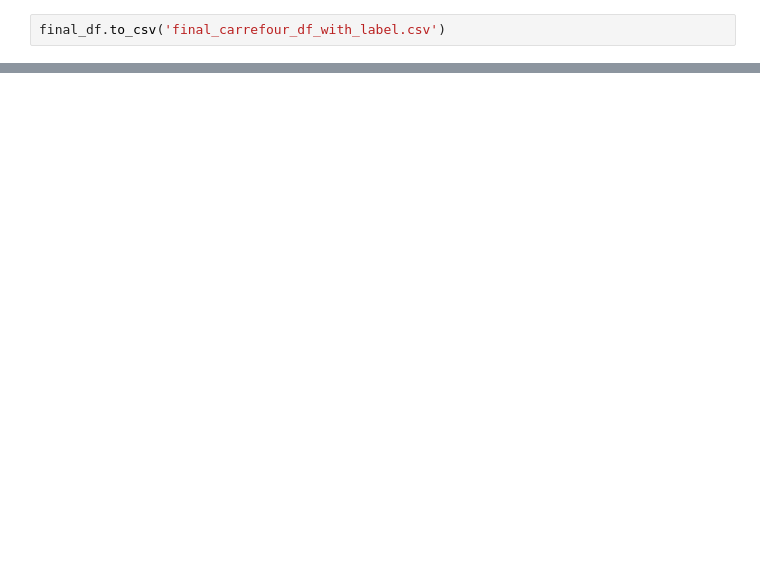
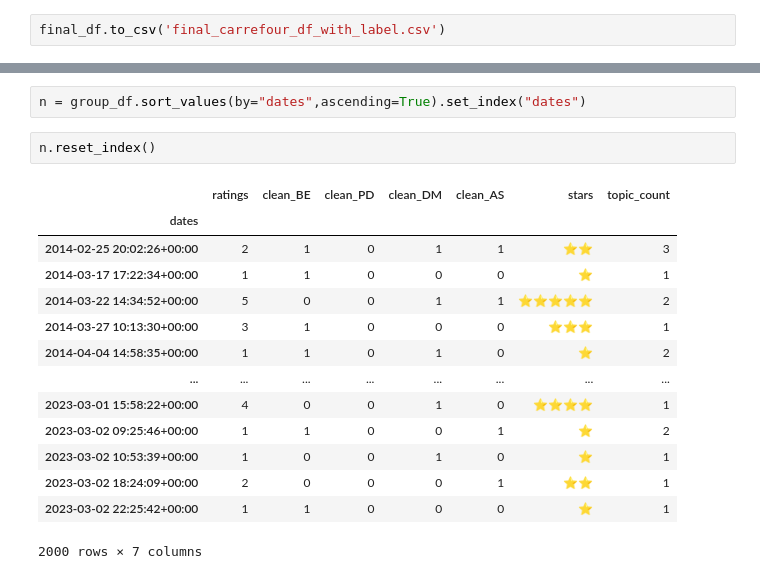
Before and after one commit to CarlOsito16/Hexamind, a Jupyter notebook: Clustering/FinalClassifier/2-classify.ipynb, the cells around one changed output, grey strips where cells are left out. Drawn from its saved outputs; the diff is of its cells as text; blank space fills up the shorter version.

```diff
--- a/Clustering/FinalClassifier/2-classify.ipynb
+++ b/Clustering/FinalClassifier/2-classify.ipynb
@@ -91,0 +169,19 @@ final_df.to_csv('final_carrefour_df_with_label.csv')
+# %%
+n = group_df.sort_values(by="dates",ascending=True).set_index("dates")
+# %%
+n.reset_index()
+# %% [output]
+|  | ratings | clean_BE | clean_PD | clean_DM | clean_AS | stars | topic_count |
+| dates |  |  |  |  |  |  |  |
+| 2014-02-25 20:02:26+00:00 | 2 | 1 | 0 | 1 | 1 | ⭐⭐ | 3 |
+| 2014-03-17 17:22:34+00:00 | 1 | 1 | 0 | 0 | 0 | ⭐ | 1 |
+| 2014-03-22 14:34:52+00:00 | 5 | 0 | 0 | 1 | 1 | ⭐⭐⭐⭐⭐ | 2 |
+| 2014-03-27 10:13:30+00:00 | 3 | 1 | 0 | 0 | 0 | ⭐⭐⭐ | 1 |
+| 2014-04-04 14:58:35+00:00 | 1 | 1 | 0 | 1 | 0 | ⭐ | 2 |
+| ... | ... | ... | ... | ... | ... | ... | ... |
+| 2023-03-01 15:58:22+00:00 | 4 | 0 | 0 | 1 | 0 | ⭐⭐⭐⭐ | 1 |
+| 2023-03-02 09:25:46+00:00 | 1 | 1 | 0 | 0 | 1 | ⭐ | 2 |
+| 2023-03-02 10:53:39+00:00 | 1 | 0 | 0 | 1 | 0 | ⭐ | 1 |
+| 2023-03-02 18:24:09+00:00 | 2 | 0 | 0 | 0 | 1 | ⭐⭐ | 1 |
+| 2023-03-02 22:25:42+00:00 | 1 | 1 | 0 | 0 | 0 | ⭐ | 1 |
+2000 rows × 7 columns
```
Also changed, not shown: parts of 25 cells of this notebook, 15 other files.
